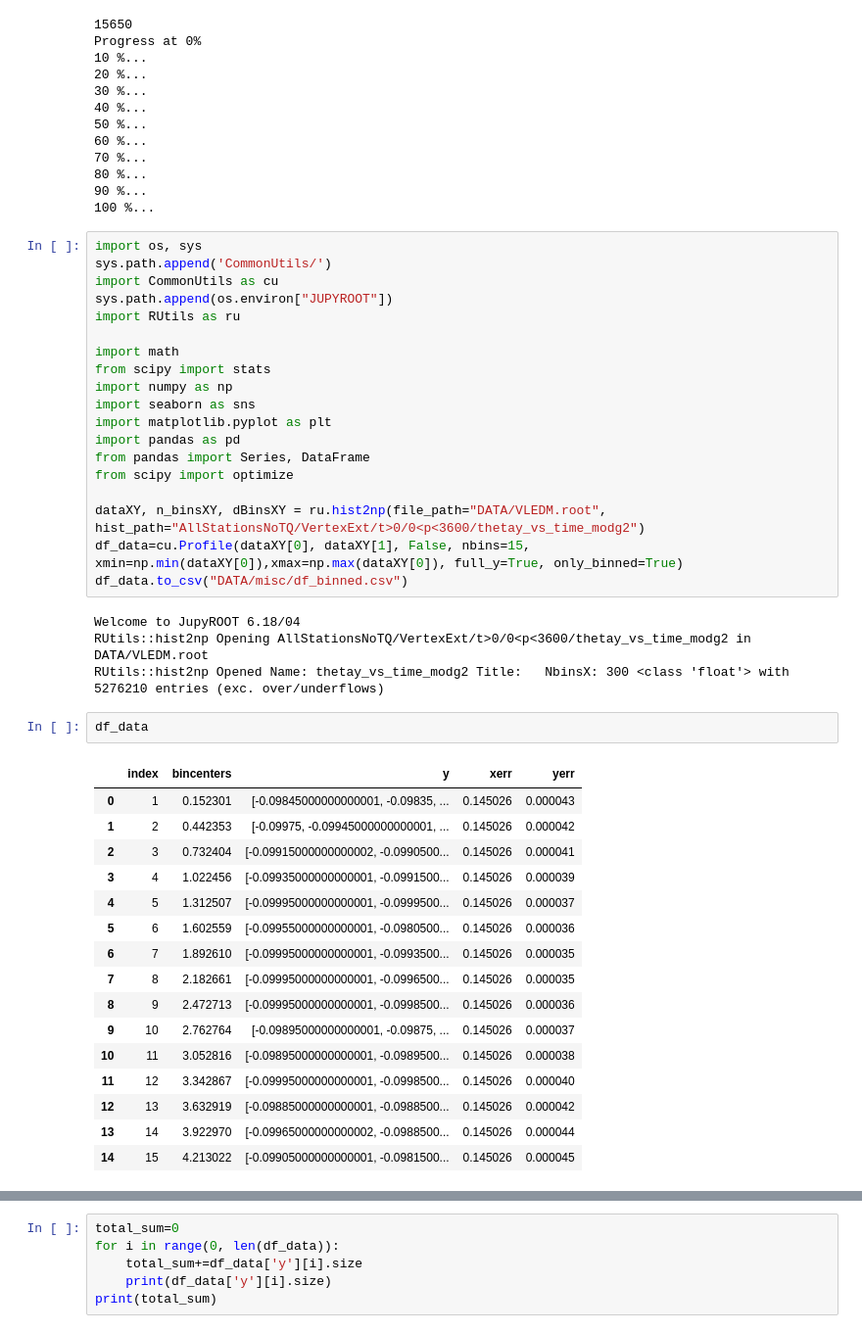
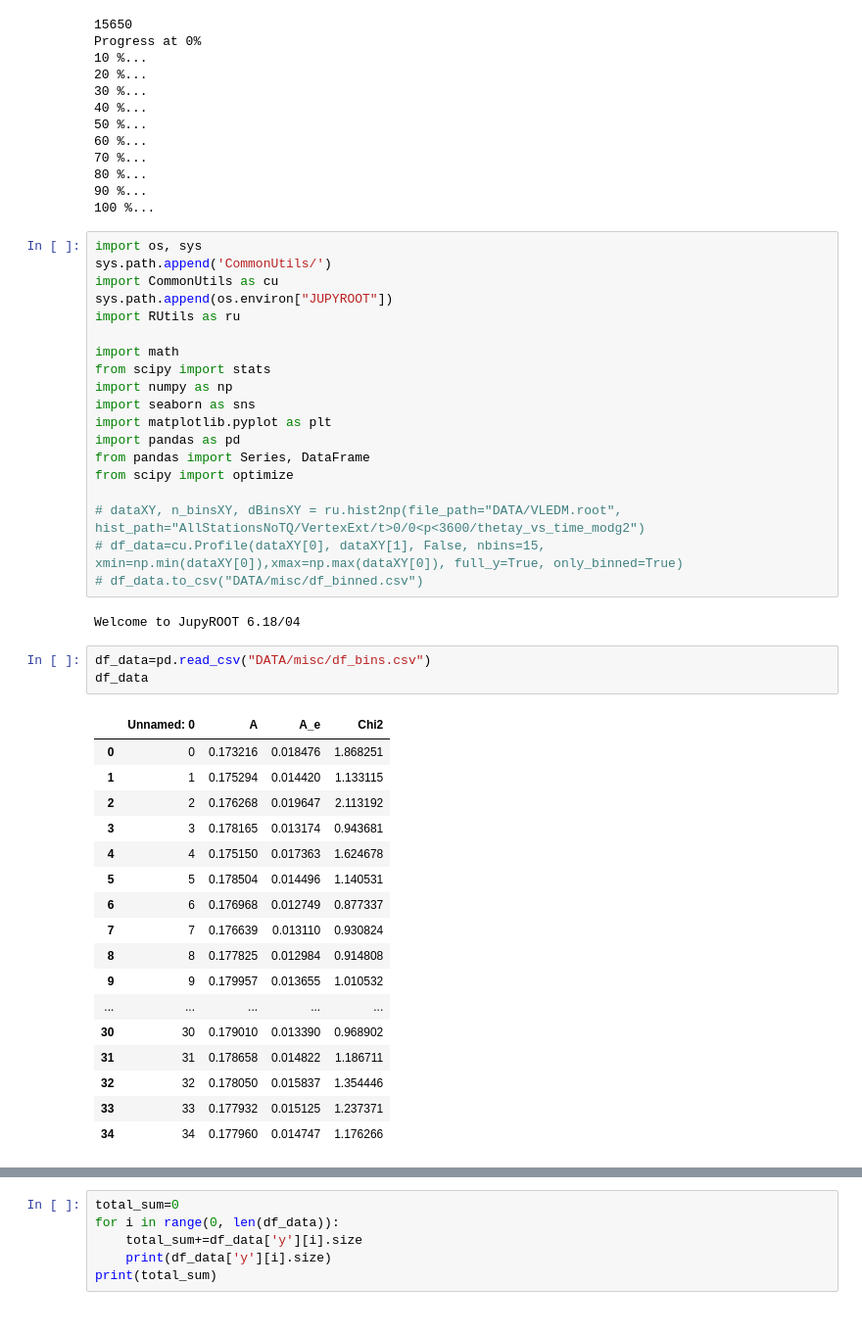
Before and after one commit to glukicov/EDMTracking, a Jupyter notebook: Misc.ipynb, the cells around one changed output, grey strips where cells are left out. Shown at 98% size. Saved outputs shown, nothing was run; the diff lists cells and outputs as text.

```diff
--- a/Misc.ipynb
+++ b/Misc.ipynb
@@ -40,29 +40,29 @@ import pandas as pd
 from pandas import Series, DataFrame
 from scipy import optimize
 
-dataXY, n_binsXY, dBinsXY = ru.hist2np(file_path="DATA/VLEDM.root", hist_path="AllStationsNoTQ/VertexExt/t>0/0<p<3600/thetay_vs_time_modg2")
-df_data=cu.Profile(dataXY[0], dataXY[1], False, nbins=15, xmin=np.min(dataXY[0]),xmax=np.max(dataXY[0]), full_y=True, only_binned=True)
-df_data.to_csv("DATA/misc/df_binned.csv")
+# dataXY, n_binsXY, dBinsXY = ru.hist2np(file_path="DATA/VLEDM.root", hist_path="AllStationsNoTQ/VertexExt/t>0/0<p<3600/thetay_vs_time_modg2")
+# df_data=cu.Profile(dataXY[0], dataXY[1], False, nbins=15, xmin=np.min(dataXY[0]),xmax=np.max(dataXY[0]), full_y=True, only_binned=True)
+# df_data.to_csv("DATA/misc/df_binned.csv")
 # %% [output]
 Welcome to JupyROOT 6.18/04
-RUtils::hist2np Opening AllStationsNoTQ/VertexExt/t>0/0<p<3600/thetay_vs_time_modg2 in DATA/VLEDM.root
-RUtils::hist2np Opened Name: thetay_vs_time_modg2 Title:   NbinsX: 300 <class 'float'> with 5276210 entries (exc. over/underflows)
-# %%
-df_data
-# %% [output]
-|  | index | bincenters | y | xerr | yerr |
-| 0 | 1 | 0.152301 | [-0.09845000000000001, -0.09835, ... | 0.145026 | 0.000043 |
-| 1 | 2 | 0.442353 | [-0.09975, -0.09945000000000001, ... | 0.145026 | 0.000042 |
-| 2 | 3 | 0.732404 | [-0.09915000000000002, -0.0990500... | 0.145026 | 0.000041 |
-| 3 | 4 | 1.022456 | [-0.09935000000000001, -0.0991500... | 0.145026 | 0.000039 |
-| 4 | 5 | 1.312507 | [-0.09995000000000001, -0.0999500... | 0.145026 | 0.000037 |
-| 5 | 6 | 1.602559 | [-0.09955000000000001, -0.0980500... | 0.145026 | 0.000036 |
-| 6 | 7 | 1.892610 | [-0.09995000000000001, -0.0993500... | 0.145026 | 0.000035 |
-| 7 | 8 | 2.182661 | [-0.09995000000000001, -0.0996500... | 0.145026 | 0.000035 |
-| 8 | 9 | 2.472713 | [-0.09995000000000001, -0.0998500... | 0.145026 | 0.000036 |
-| 9 | 10 | 2.762764 | [-0.09895000000000001, -0.09875, ... | 0.145026 | 0.000037 |
-| 10 | 11 | 3.052816 | [-0.09895000000000001, -0.0989500... | 0.145026 | 0.000038 |
-| 11 | 12 | 3.342867 | [-0.09995000000000001, -0.0998500... | 0.145026 | 0.000040 |
-| 12 | 13 | 3.632919 | [-0.09885000000000001, -0.0988500... | 0.145026 | 0.000042 |
-| 13 | 14 | 3.922970 | [-0.09965000000000002, -0.0988500... | 0.145026 | 0.000044 |
-| 14 | 15 | 4.213022 | [-0.09905000000000001, -0.0981500... | 0.145026 | 0.000045 |
+# %%
+df_data=pd.read_csv("DATA/misc/df_bins.csv")
+df_data
+# %% [output]
+|  | Unnamed: 0 | A | A_e | Chi2 |
+| 0 | 0 | 0.173216 | 0.018476 | 1.868251 |
+| 1 | 1 | 0.175294 | 0.014420 | 1.133115 |
+| 2 | 2 | 0.176268 | 0.019647 | 2.113192 |
+| 3 | 3 | 0.178165 | 0.013174 | 0.943681 |
+| 4 | 4 | 0.175150 | 0.017363 | 1.624678 |
+| 5 | 5 | 0.178504 | 0.014496 | 1.140531 |
+| 6 | 6 | 0.176968 | 0.012749 | 0.877337 |
+| 7 | 7 | 0.176639 | 0.013110 | 0.930824 |
+| 8 | 8 | 0.177825 | 0.012984 | 0.914808 |
+| 9 | 9 | 0.179957 | 0.013655 | 1.010532 |
+| ... | ... | ... | ... | ... |
+| 30 | 30 | 0.179010 | 0.013390 | 0.968902 |
+| 31 | 31 | 0.178658 | 0.014822 | 1.186711 |
+| 32 | 32 | 0.178050 | 0.015837 | 1.354446 |
+| 33 | 33 | 0.177932 | 0.015125 | 1.237371 |
+| 34 | 34 | 0.177960 | 0.014747 | 1.176266 |
```
Also changed, not shown: parts of 2 cells of this notebook, 2 other files.
